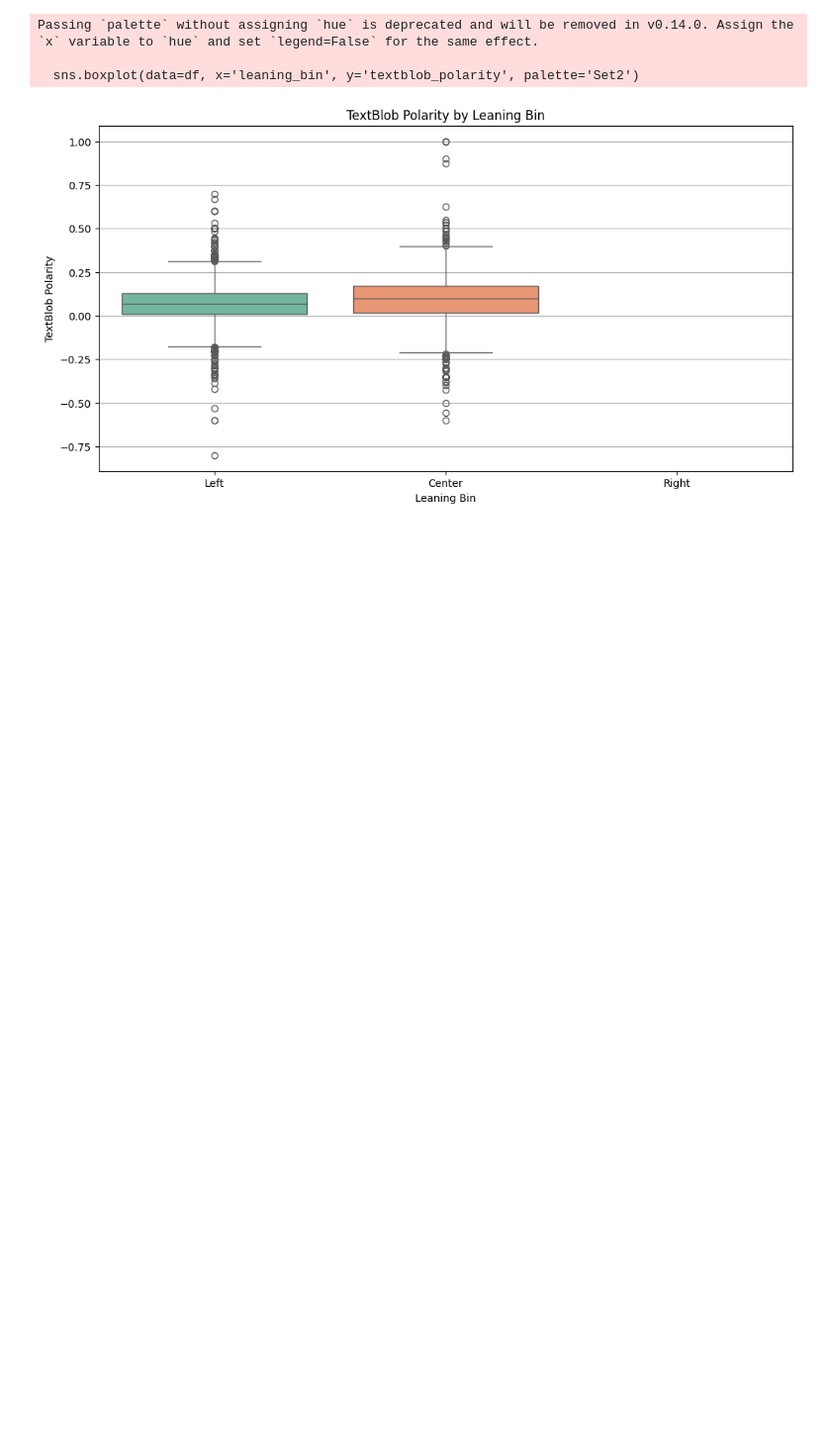
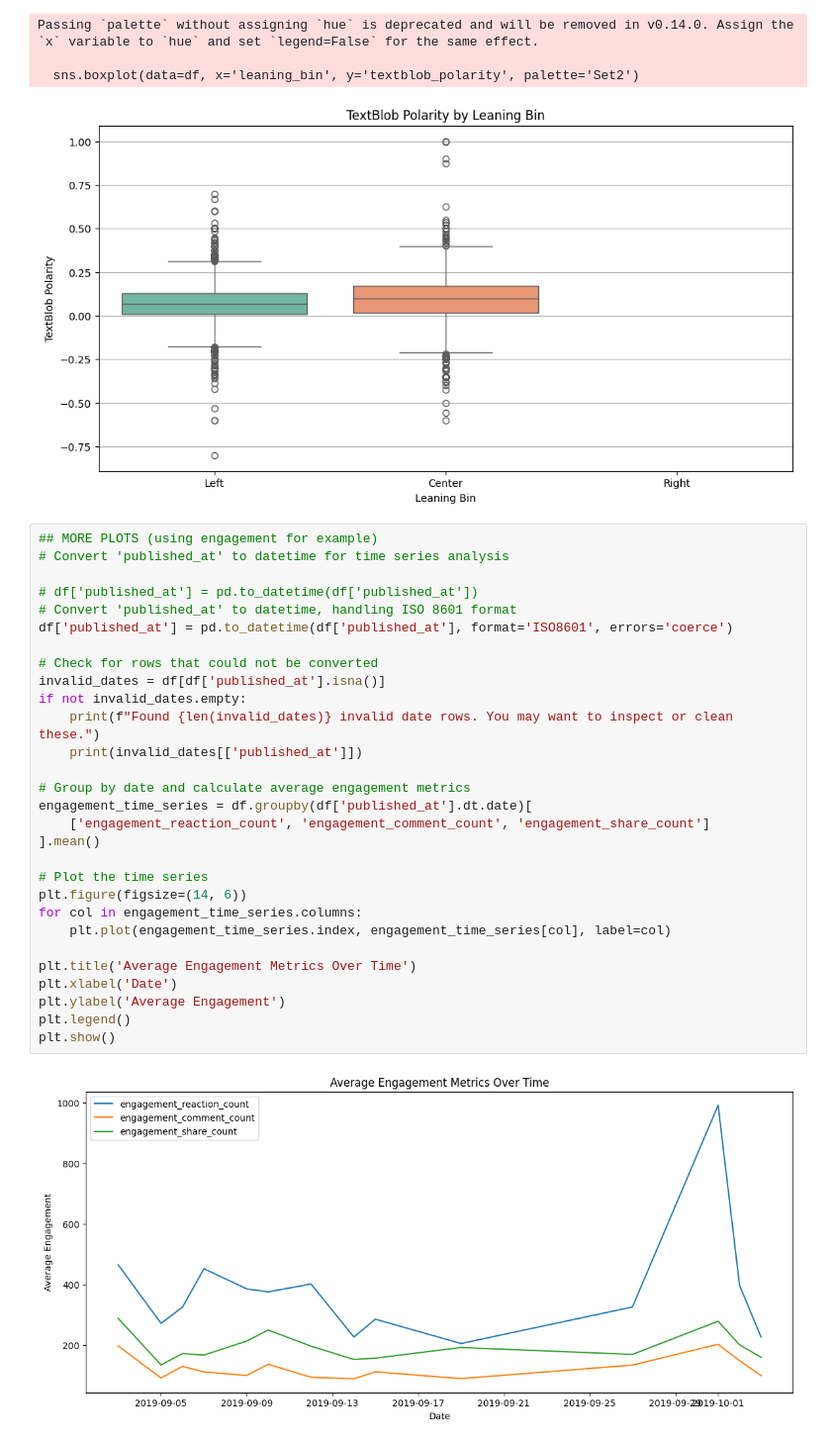
Before and after one commit to amaanansari/DSA2, a Jupyter notebook: analysis.ipynb, the cells around one changed output. Shown at 99% size. Saved outputs shown, nothing was run; the diff lists cells and outputs as text; blank space fills up the shorter version.

Commit message:
more graphs

```diff
--- a/analysis.ipynb
+++ b/analysis.ipynb
@@ -295,3 +271,34 @@ Passing `palette` without assigning `hue` is deprecated and will be removed in v
 
   sns.boxplot(data=df, x='leaning_bin', y='textblob_polarity', palette='Set2')
 [figure]
+# %%
+## MORE PLOTS (using engagement for example)
+# Convert 'published_at' to datetime for time series analysis
+
+# df['published_at'] = pd.to_datetime(df['published_at'])
+# Convert 'published_at' to datetime, handling ISO 8601 format
+df['published_at'] = pd.to_datetime(df['published_at'], format='ISO8601', errors='coerce')
+
+# Check for rows that could not be converted
+invalid_dates = df[df['published_at'].isna()]
+if not invalid_dates.empty:
+    print(f"Found {len(invalid_dates)} invalid date rows. You may want to inspect or clean these.")
+    print(invalid_dates[['published_at']])
+
+# Group by date and calculate average engagement metrics
+engagement_time_series = df.groupby(df['published_at'].dt.date)[
+    ['engagement_reaction_count', 'engagement_comment_count', 'engagement_share_count']
+].mean()
+
+# Plot the time series
+plt.figure(figsize=(14, 6))
+for col in engagement_time_series.columns:
+    plt.plot(engagement_time_series.index, engagement_time_series[col], label=col)
+
+plt.title('Average Engagement Metrics Over Time')
+plt.xlabel('Date')
+plt.ylabel('Average Engagement')
+plt.legend()
+plt.show()
+# %% [output]
+[figure, added]
```
Also changed, not shown: parts of 10 cells of this notebook.
